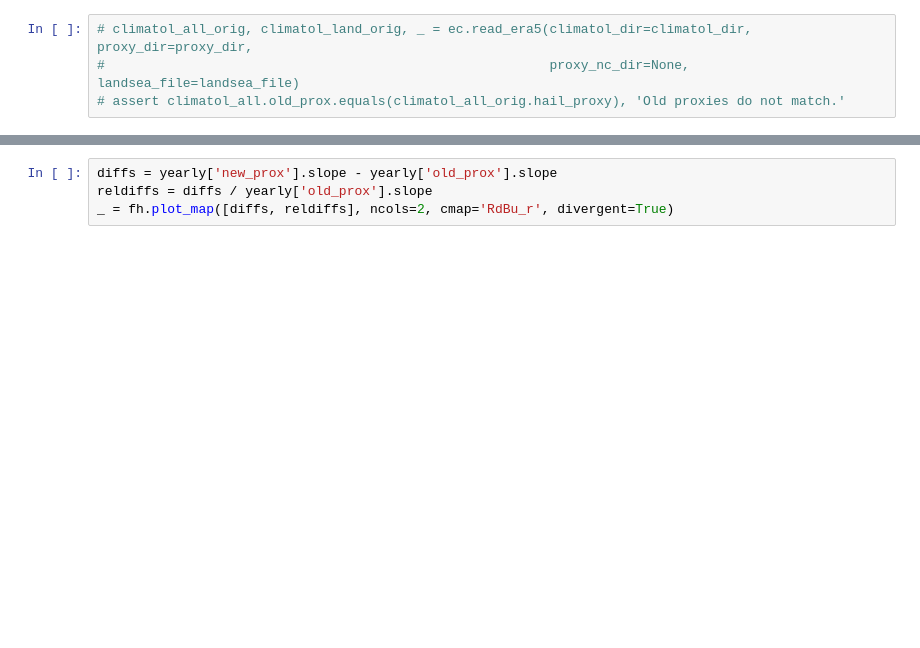
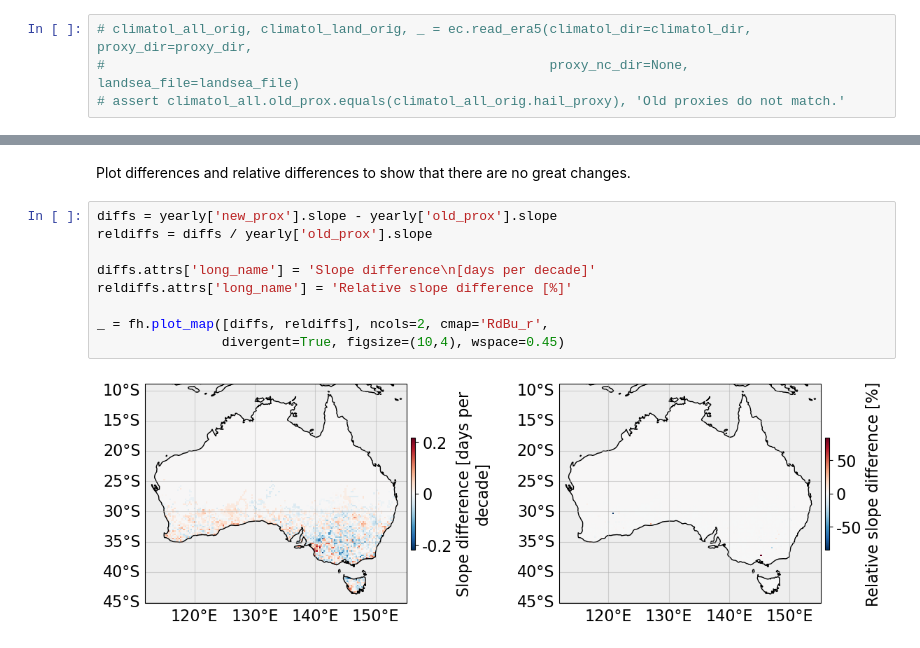
Before and after one commit to traupach/future_hail_global, a Jupyter notebook: analysis/proxy_update.ipynb, the cells around one changed output, grey strips where cells are left out. Cells and saved outputs as stored; diff of their text form; blank space fills up the shorter version.

```diff
--- a/analysis/proxy_update.ipynb
+++ b/analysis/proxy_update.ipynb
@@ -236,4 +288,13 @@ _ = fh.plot_map([yearly['old_prox'].slope, yearly['new_prox'].slope], ncols=2, c
+# %% [markdown]
+Plot differences and relative differences to show that there are no great changes.
 # %%
 diffs = yearly['new_prox'].slope - yearly['old_prox'].slope
 reldiffs = diffs / yearly['old_prox'].slope
-_ = fh.plot_map([diffs, reldiffs], ncols=2, cmap='RdBu_r', divergent=True)
+
+diffs.attrs['long_name'] = 'Slope difference\n[days per decade]'
+reldiffs.attrs['long_name'] = 'Relative slope difference [%]'
+
+_ = fh.plot_map([diffs, reldiffs], ncols=2, cmap='RdBu_r',
+                divergent=True, figsize=(10,4), wspace=0.45)
+# %% [output]
+[figure, added]
```
Also changed, not shown: parts of 21 cells of this notebook, 1 other file.
